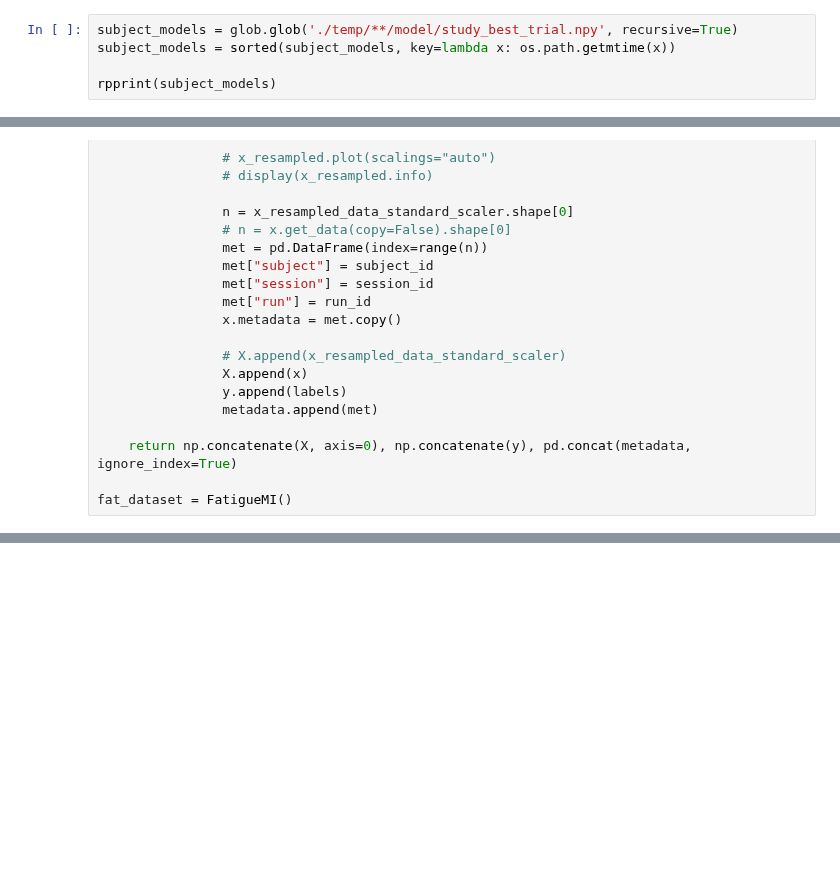
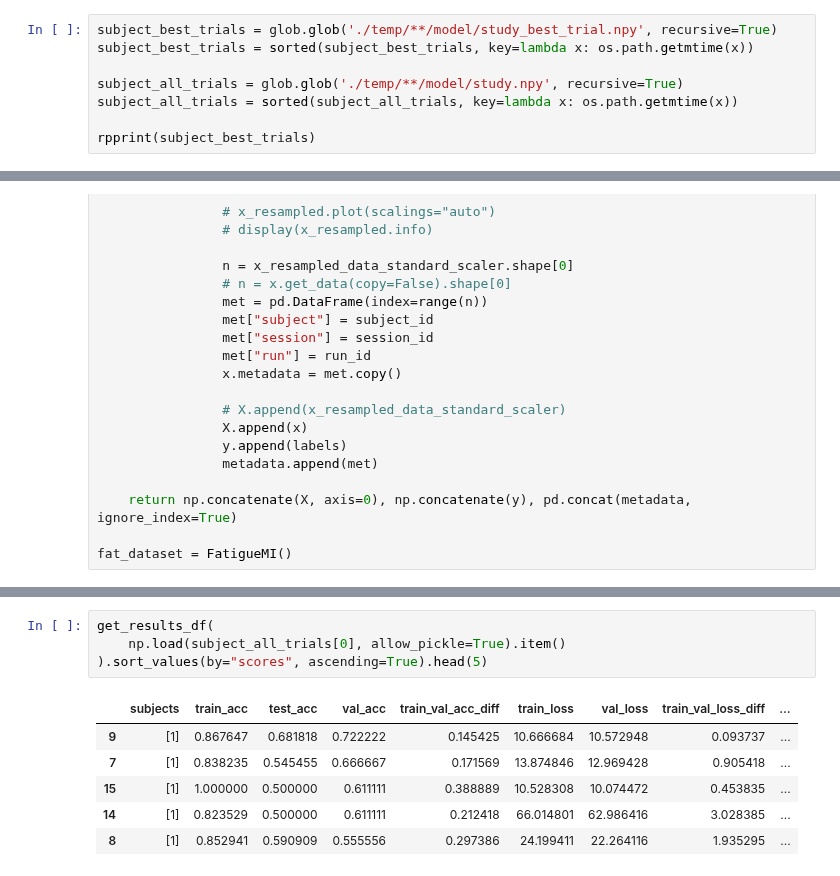
Before and after one commit to Pauligtech/PiEEG_Miniaturization, a Jupyter notebook: model_optimization_tests/pruning.ipynb, the cells around one changed output, grey strips where cells are left out. Saved outputs shown, nothing was run; the diff lists cells and outputs as text; blank space fills up the shorter version.

```diff
--- a/model_optimization_tests/pruning.ipynb
+++ b/model_optimization_tests/pruning.ipynb
@@ -76,8 +83,11 @@ The tensorboard extension is already loaded. To reload it, use:
 SKLRNG = 42
 # RNG = jax.random.PRNGKey(SKLRNG)
 # %%
-subject_models = glob.glob('./temp/**/model/study_best_trial.npy', recursive=True)
-subject_models = sorted(subject_models, key=lambda x: os.path.getmtime(x))
+subject_best_trials = glob.glob('./temp/**/model/study_best_trial.npy', recursive=True)
+subject_best_trials = sorted(subject_best_trials, key=lambda x: os.path.getmtime(x))
 
-rpprint(subject_models)
+subject_all_trials = glob.glob('./temp/**/model/study.npy', recursive=True)
+subject_all_trials = sorted(subject_all_trials, key=lambda x: os.path.getmtime(x))
+
+rpprint(subject_best_trials)
 # %% [output]
@@ -240 +349,12 @@ fat_dataset = FatigueMI()
+# %%
+get_results_df(
+    np.load(subject_all_trials[0], allow_pickle=True).item()
+).sort_values(by="scores", ascending=True).head(5)
+# %% [output]
+|  | subjects | train_acc | test_acc | val_acc | train_val_acc_diff | train_loss | val_loss | train_val_loss_diff | ... |
+| 9 | [1] | 0.867647 | 0.681818 | 0.722222 | 0.145425 | 10.666684 | 10.572948 | 0.093737 | ... |
+| 7 | [1] | 0.838235 | 0.545455 | 0.666667 | 0.171569 | 13.874846 | 12.969428 | 0.905418 | ... |
+| 15 | [1] | 1.000000 | 0.500000 | 0.611111 | 0.388889 | 10.528308 | 10.074472 | 0.453835 | ... |
+| 14 | [1] | 0.823529 | 0.500000 | 0.611111 | 0.212418 | 66.014801 | 62.986416 | 3.028385 | ... |
+| 8 | [1] | 0.852941 | 0.590909 | 0.555556 | 0.297386 | 24.199411 | 22.264116 | 1.935295 | ... |
 # %%
```
Also changed, not shown: parts of 14 cells of this notebook, 31 other files.
